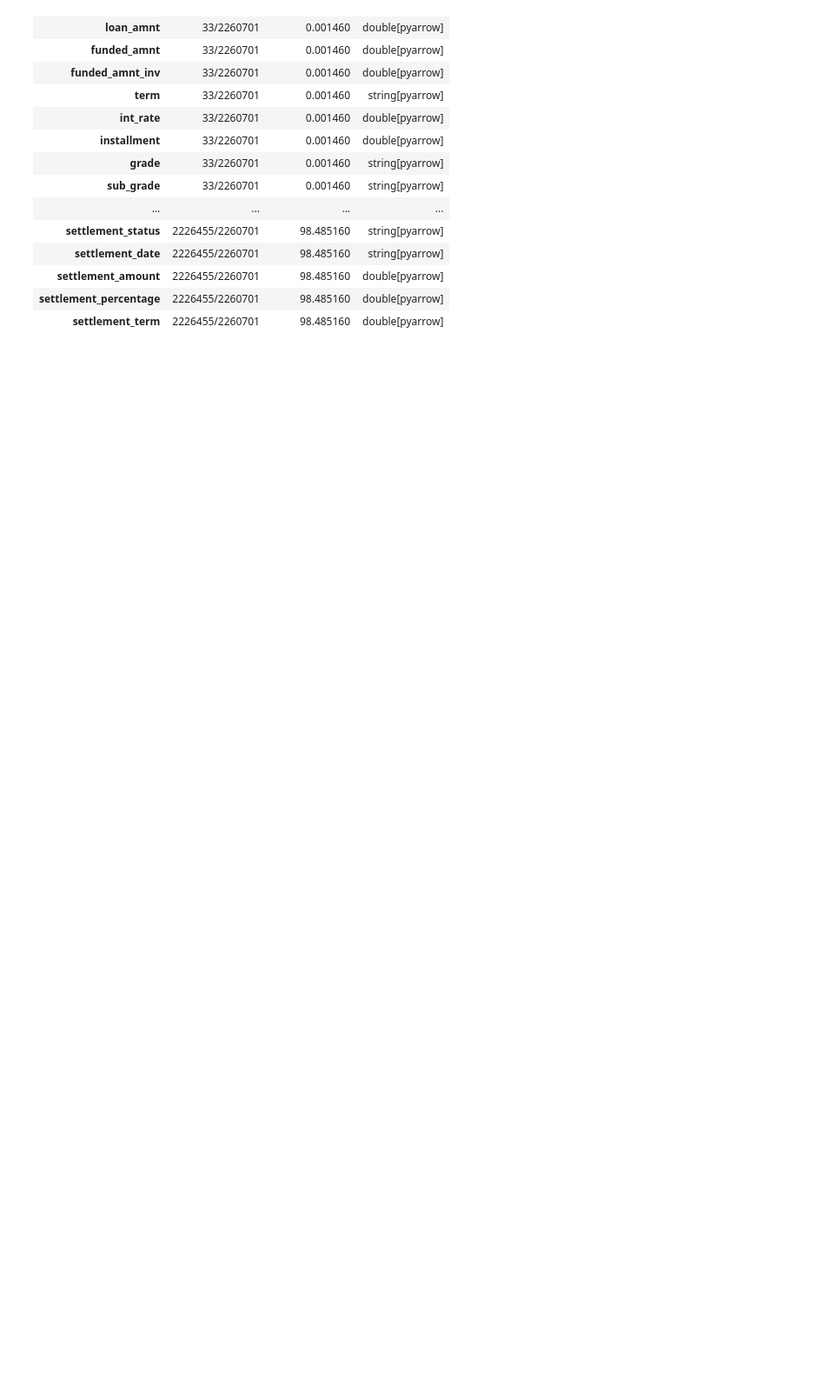
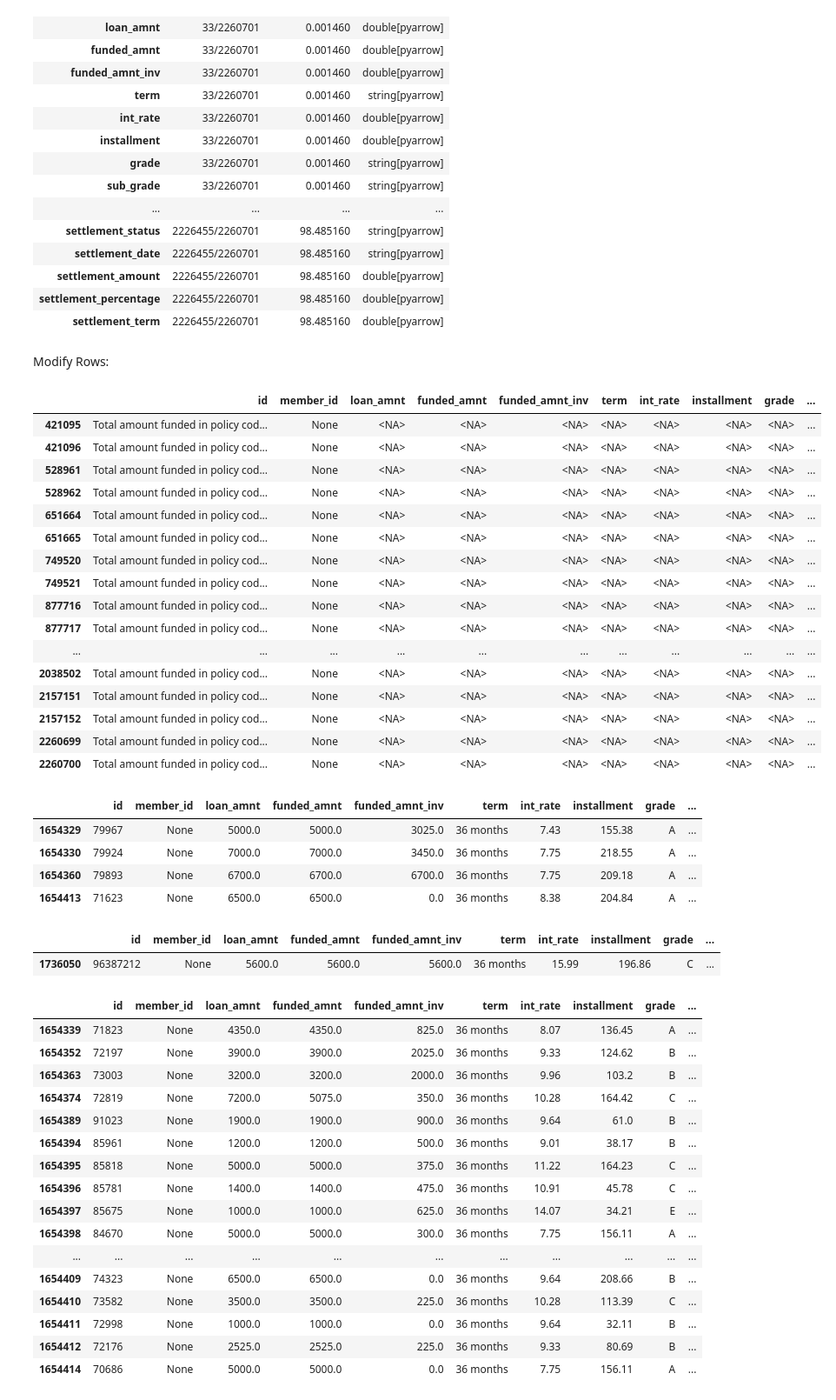
Before and after one commit to EnetzUni/BankLoanPredictionAlgorithm, a Jupyter notebook: notebooks/preprocessing.ipynb, the cells around one changed output. Shown at 87% size. Drawn from its saved outputs; the diff is of its cells as text; code cells hidden in the pictures; blank space fills up the shorter version.

Commit message:
Deletion of rows & Some Columns

```diff
--- a/notebooks/preprocessing.ipynb
+++ b/notebooks/preprocessing.ipynb
@@ -90,3 +90,80 @@ print_column_info(df)
 | settlement_amount | 2226455/2260701 | 98.485160 | double[pyarrow] |
 | settlement_percentage | 2226455/2260701 | 98.485160 | double[pyarrow] |
 | settlement_term | 2226455/2260701 | 98.485160 | double[pyarrow] |
+# %% [markdown]
+Modify Rows:
+# %%
+# Before modifying the columns, we will delete the rows that are evidently erroneus in the .csv
+# This will delete 33 rows that are weird and empty
+display(df[df['loan_amnt'].isnull()])
+df = df.dropna(subset=['loan_amnt'])
+
+# This will delete 4 rows that are weird
+display(df[df['annual_inc'].isnull()])
+df = df.dropna(subset=['annual_inc'])
+
+# This will delete 1 row that is weird
+display(df[df['zip_code'].isnull()])
+df = df.dropna(subset=['zip_code'])
+
+# This will delete 25 rows that are weird
+display(df[df['delinq_2yrs'].isnull()])
+df = df.dropna(subset=['delinq_2yrs'])
+
+# This will delete 1 row that is weird
+display(df[df['inq_last_6mths'].isnull()])
+df = df.dropna(subset=['inq_last_6mths'])
+
+# This will delete 71 rows that are weird
+display(df[df['last_credit_pull_d'].isnull()])
+df = df.dropna(subset=['last_credit_pull_d'])
+
+# This will delete 115 rows that are weird
+display(df[df['collections_12_mths_ex_med'].isnull()])
+df = df.dropna(subset=['collections_12_mths_ex_med'])
+
+# The column we are trying to predict is loan_status, we will delete all rows that are "current" because it does not make sense to predict that a loan is still ongoing and we will also delete another 3 values that are clearly erroneous.
+df = df[~df['loan_status'].isin(["Current", "Default", "Does not meet the credit policy. Status:Fully Paid", "Does not meet the credit policy. Status:Charged Off"])]
+print_column_info(df)
+# %% [output]
+|  | id | member_id | loan_amnt | funded_amnt | funded_amnt_inv | term | int_rate | installment | grade | ... |
+| 421095 | Total amount funded in policy cod... | None | <NA> | <NA> | <NA> | <NA> | <NA> | <NA> | <NA> | ... |
+| 421096 | Total amount funded in policy cod... | None | <NA> | <NA> | <NA> | <NA> | <NA> | <NA> | <NA> | ... |
+| 528961 | Total amount funded in policy cod... | None | <NA> | <NA> | <NA> | <NA> | <NA> | <NA> | <NA> | ... |
+| 528962 | Total amount funded in policy cod... | None | <NA> | <NA> | <NA> | <NA> | <NA> | <NA> | <NA> | ... |
+| 651664 | Total amount funded in policy cod... | None | <NA> | <NA> | <NA> | <NA> | <NA> | <NA> | <NA> | ... |
+| 651665 | Total amount funded in policy cod... | None | <NA> | <NA> | <NA> | <NA> | <NA> | <NA> | <NA> | ... |
+| 749520 | Total amount funded in policy cod... | None | <NA> | <NA> | <NA> | <NA> | <NA> | <NA> | <NA> | ... |
+| 749521 | Total amount funded in policy cod... | None | <NA> | <NA> | <NA> | <NA> | <NA> | <NA> | <NA> | ... |
+| 877716 | Total amount funded in policy cod... | None | <NA> | <NA> | <NA> | <NA> | <NA> | <NA> | <NA> | ... |
+| 877717 | Total amount funded in policy cod... | None | <NA> | <NA> | <NA> | <NA> | <NA> | <NA> | <NA> | ... |
+| ... | ... | ... | ... | ... | ... | ... | ... | ... | ... | ... |
+| 2038502 | Total amount funded in policy cod... | None | <NA> | <NA> | <NA> | <NA> | <NA> | <NA> | <NA> | ... |
+| 2157151 | Total amount funded in policy cod... | None | <NA> | <NA> | <NA> | <NA> | <NA> | <NA> | <NA> | ... |
+| 2157152 | Total amount funded in policy cod... | None | <NA> | <NA> | <NA> | <NA> | <NA> | <NA> | <NA> | ... |
+| 2260699 | Total amount funded in policy cod... | None | <NA> | <NA> | <NA> | <NA> | <NA> | <NA> | <NA> | ... |
+| 2260700 | Total amount funded in policy cod... | None | <NA> | <NA> | <NA> | <NA> | <NA> | <NA> | <NA> | ... |
+|  | id | member_id | loan_amnt | funded_amnt | funded_amnt_inv | term | int_rate | installment | grade | ... |
+| 1654329 | 79967 | None | 5000.0 | 5000.0 | 3025.0 | 36 months | 7.43 | 155.38 | A | ... |
+| 1654330 | 79924 | None | 7000.0 | 7000.0 | 3450.0 | 36 months | 7.75 | 218.55 | A | ... |
+| 1654360 | 79893 | None | 6700.0 | 6700.0 | 6700.0 | 36 months | 7.75 | 209.18 | A | ... |
+| 1654413 | 71623 | None | 6500.0 | 6500.0 | 0.0 | 36 months | 8.38 | 204.84 | A | ... |
+|  | id | member_id | loan_amnt | funded_amnt | funded_amnt_inv | term | int_rate | installment | grade | ... |
+| 1736050 | 96387212 | None | 5600.0 | 5600.0 | 5600.0 | 36 months | 15.99 | 196.86 | C | ... |
+|  | id | member_id | loan_amnt | funded_amnt | funded_amnt_inv | term | int_rate | installment | grade | ... |
+| 1654339 | 71823 | None | 4350.0 | 4350.0 | 825.0 | 36 months | 8.07 | 136.45 | A | ... |
+| 1654352 | 72197 | None | 3900.0 | 3900.0 | 2025.0 | 36 months | 9.33 | 124.62 | B | ... |
+| 1654363 | 73003 | None | 3200.0 | 3200.0 | 2000.0 | 36 months | 9.96 | 103.2 | B | ... |
+| 1654374 | 72819 | None | 7200.0 | 5075.0 | 350.0 | 36 months | 10.28 | 164.42 | C | ... |
+| 1654389 | 91023 | None | 1900.0 | 1900.0 | 900.0 | 36 months | 9.64 | 61.0 | B | ... |
+| 1654394 | 85961 | None | 1200.0 | 1200.0 | 500.0 | 36 months | 9.01 | 38.17 | B | ... |
+| 1654395 | 85818 | None | 5000.0 | 5000.0 | 375.0 | 36 months | 11.22 | 164.23 | C | ... |
+| 1654396 | 85781 | None | 1400.0 | 1400.0 | 475.0 | 36 months | 10.91 | 45.78 | C | ... |
+| 1654397 | 85675 | None | 1000.0 | 1000.0 | 625.0 | 36 months | 14.07 | 34.21 | E | ... |
+| 1654398 | 84670 | None | 5000.0 | 5000.0 | 300.0 | 36 months | 7.75 | 156.11 | A | ... |
+| ... | ... | ... | ... | ... | ... | ... | ... | ... | ... | ... |
+| 1654409 | 74323 | None | 6500.0 | 6500.0 | 0.0 | 36 months | 9.64 | 208.66 | B | ... |
+| 1654410 | 73582 | None | 3500.0 | 3500.0 | 225.0 | 36 months | 10.28 | 113.39 | C | ... |
+| 1654411 | 72998 | None | 1000.0 | 1000.0 | 0.0 | 36 months | 9.64 | 32.11 | B | ... |
+| 1654412 | 72176 | None | 2525.0 | 2525.0 | 225.0 | 36 months | 9.33 | 80.69 | B | ... |
+| 1654414 | 70686 | None | 5000.0 | 5000.0 | 0.0 | 36 months | 7.75 | 156.11 | A | ... |
```
Also changed, not shown: parts of 4 cells of this notebook.
